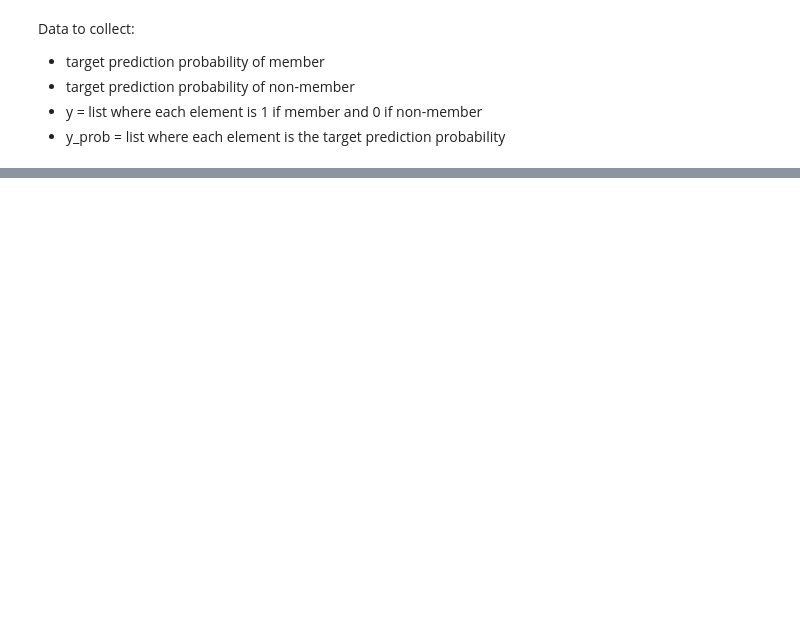
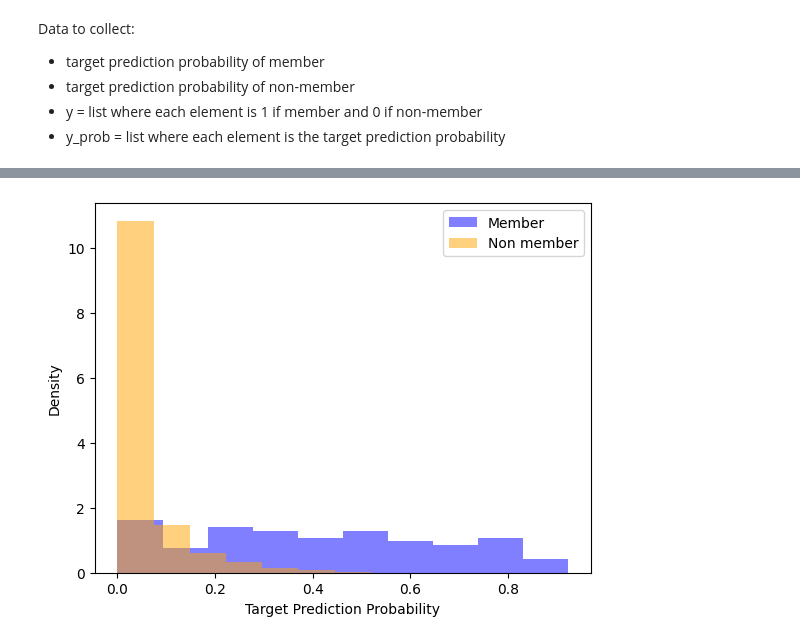
Before and after one commit to ShayanShamsi/MIA-Against-Prompted-LLMs, a Jupyter notebook: MIA-attack.ipynb, the cells around one changed output, grey strips where cells are left out. Cells and saved outputs as stored; diff of their text form; code cells hidden in the pictures; blank space fills up the shorter version.

```diff
--- a/MIA-attack.ipynb
+++ b/MIA-attack.ipynb
@@ -288,0 +359,19 @@ dbpedia AUC-ROC score: 0.9138440000000001
+# %%
+import pandas as pd
+
+train_data = pd.read_csv("data/agnews/train.csv")
+train_data = train_data.sample(frac=1, random_state=1)
+train_data.reset_index(drop=True, inplace=True)
+sentences = train_data['Title'] + ". " + train_data['Description']
+labels = list(train_data['Class Index'])
+labels = [l - 1 for l in labels] # make them 0, 1, 2, 3 instead of 1, 2, 3, 4
+# %%
+member_prob = []
+nonmember_prob = []
+y_prob = []
+y = []
+for i in range(0,5100):
+    if (i % 51 == 0):
+          y.append(1) # member
+    else:
+         y.append(0) # not a member
@@ -288,0 +442,14 @@ dbpedia AUC-ROC score: 0.9138440000000001
+# %%
+import matplotlib.pyplot as plt
+plt.hist(member_prob, bins=10, density=True, alpha=0.5, color='blue', label='Member')
+plt.hist(nonmember_prob, bins=10, density=True, alpha=0.5, color='orange', label='Non member')
+
+# Add labels and legend
+plt.xlabel('Target Prediction Probability')
+plt.ylabel('Density')
+plt.legend()
+
+# Show the plot
+plt.show()
+# %% [output]
+[figure, added]
```
Also changed, not shown: parts of 26 cells of this notebook, 18 other files.
